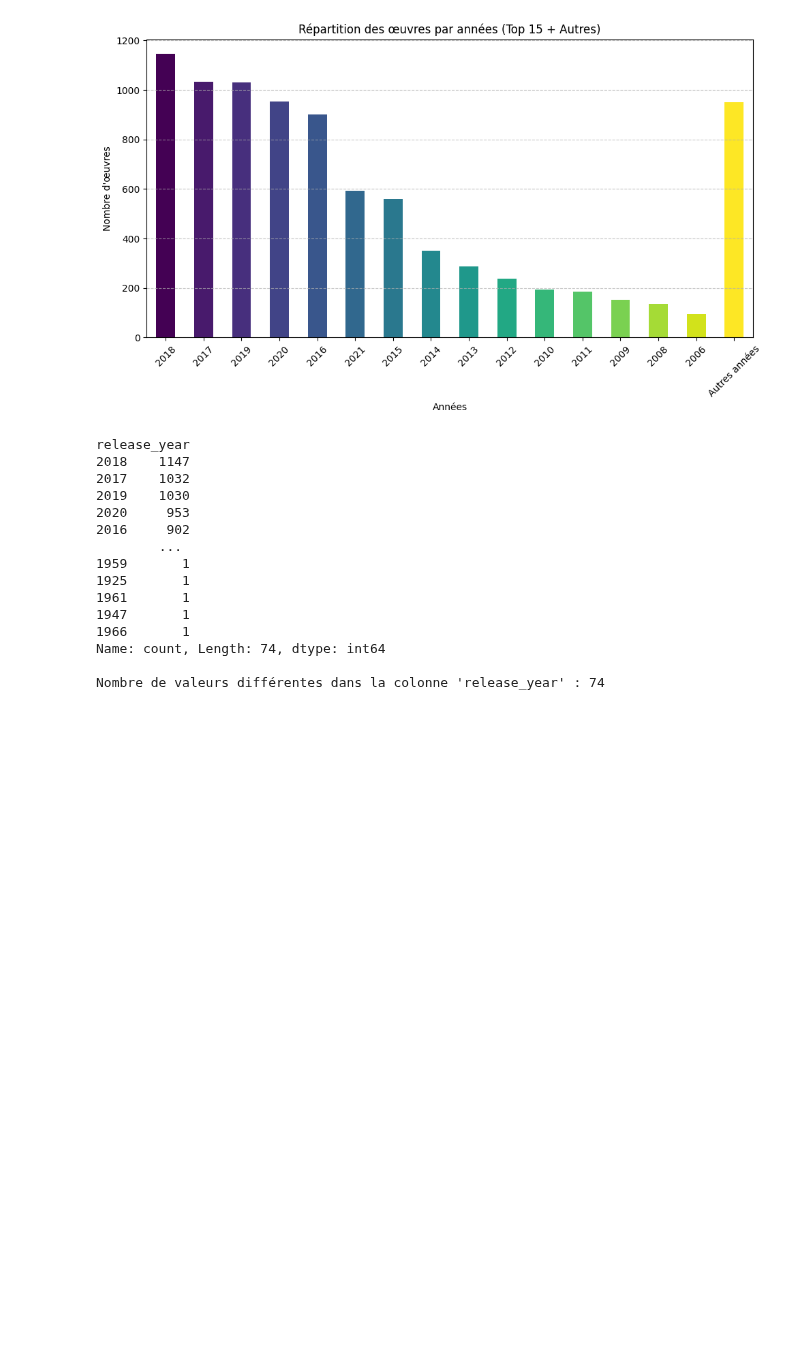
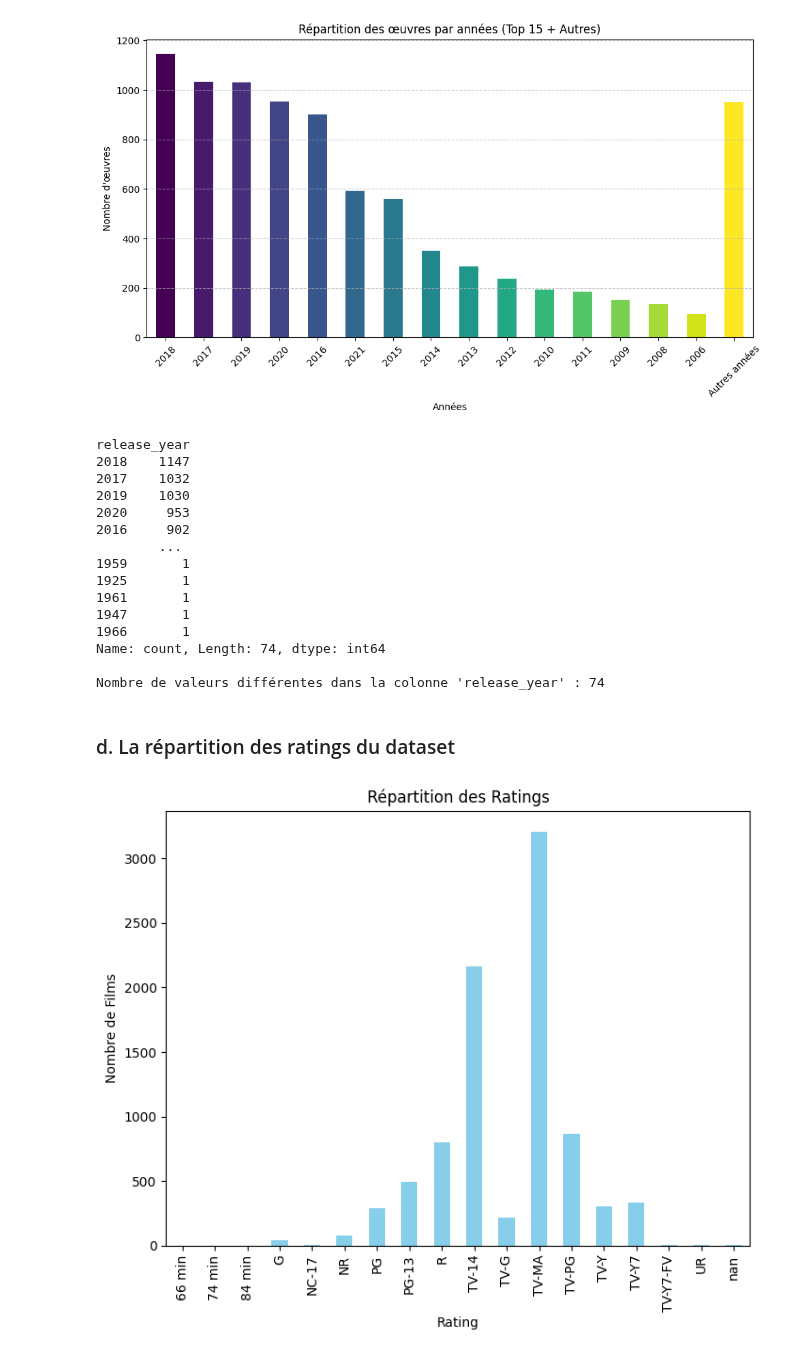
Before and after one commit to ines-lorquet/netflix-insights, a Jupyter notebook: Netflix Data Analysis.ipynb, the cells around one changed output. Saved outputs shown, nothing was run; the diff lists cells and outputs as text; code cells hidden in the pictures; blank space fills up the shorter version.

```diff
--- a/Netflix Data Analysis.ipynb
+++ b/Netflix Data Analysis.ipynb
@@ -655,3 +637,29 @@ release_year
 Name: count, Length: 74, dtype: int64
 
 Nombre de valeurs différentes dans la colonne 'release_year' : 74
+# %% [markdown]
+### d. La répartition des ratings du dataset
+# %%
+
+
+# Convertir les données en string
+df['rating'] = df['rating'].astype(str)
+
+# # Histogramme
+# plt.figure(figsize=(8, 6))
+# plt.hist(df['rating'], bins=5, color='skyblue', edgecolor='black', alpha=0.7)
+
+# Graphique en barres
+plt.figure(figsize=(8, 6))
+df['rating'].value_counts().sort_index().plot(kind='bar', color='skyblue')
+
+# Ajout de titres et de labels
+plt.title('Répartition des Ratings')
+plt.xlabel('Rating')
+plt.ylabel('Nombre de Films')
+
+# Affichage de l'histogramme
+plt.grid(False)
+plt.show()
+# %% [output]
+[figure, added]
```
Also changed, not shown: parts of 16 cells of this notebook.
